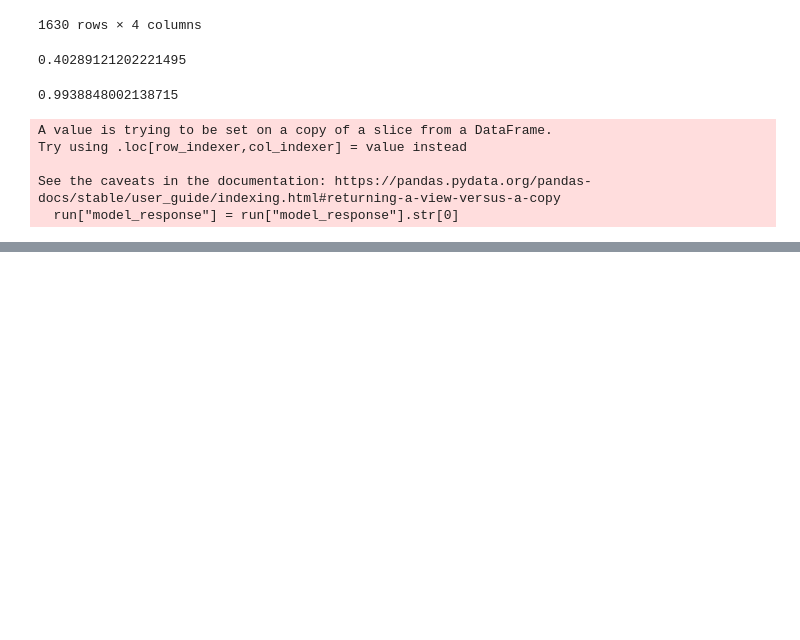
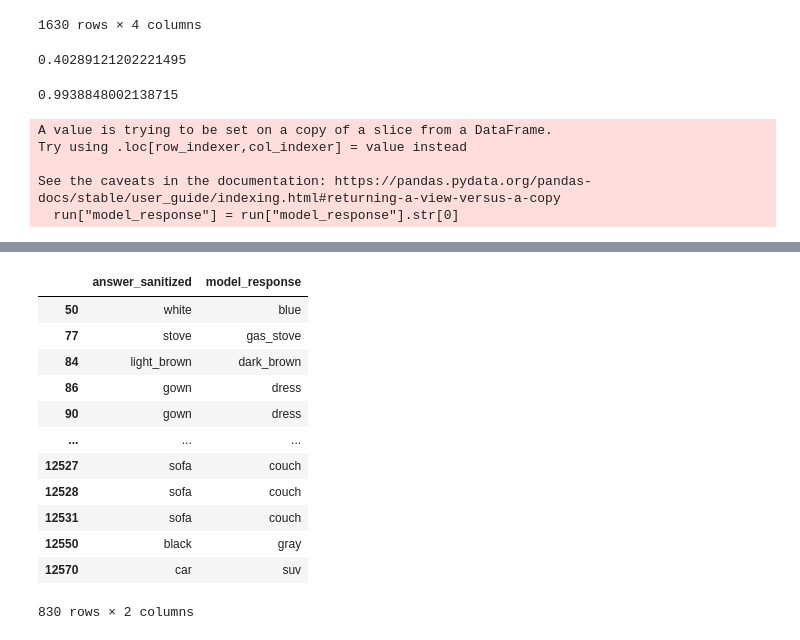
Before and after one commit to winnedatsch/tuw-master-thesis, a Jupyter notebook: notebooks/evaluation_results.ipynb, the cells around one changed output, grey strips where cells are left out. Saved outputs shown, nothing was run; the diff lists cells and outputs as text; code cells hidden in the pictures; blank space fills up the shorter version.

Commit message:
added evaluation of answer similarity

```diff
--- a/notebooks/evaluation_results.ipynb
+++ b/notebooks/evaluation_results.ipynb
@@ -135,0 +145,21 @@ run.to_csv("testdev_base_clipbase_owllarge.csv")
+# %%
+import sys
+import os
+sys.path.insert(0, os.path.abspath("../src"))
+sys.path.insert(0, os.path.abspath("../externals"))
+
+from pipeline.encoding import sanitize_asp
+
+def sanitize_answer(row):
+    model_response = row["model_response"]
+    answer = row["answer"]
+    if model_response == "to_the_left_of" and answer == "left":
+        return "to_the_left_of"
+    elif model_response == "to_the_right_of" and answer == "right":
+        return "to_the_right_of"
+    elif model_response == "in_front_of" and answer == "front":
+        return "in_front_of"
+    else:
+        return sanitize_asp(answer)
+
+run["answer_sanitized"] = run.apply(sanitize_answer, axis=1)
@@ -135,0 +172,14 @@ run.to_csv("testdev_base_clipbase_owllarge.csv")
+# %%
+run_open = run[(run["answer"] != "yes") & (run["answer"] != "no")]
+# %%
+from sentence_transformers import SentenceTransformer, util
+st_model = SentenceTransformer('sentence-transformers/all-mpnet-base-v2')
+# %%
+def semantic_similarity(row):
+    if row["model_response"] == "UNSAT":
+        return 0.0
+    else:
+        encodings = st_model.encode([row["answer_sanitized"], row["model_response"]], convert_to_tensor=True)
+        return util.cos_sim(encodings[0], encodings[1])[0,0].item()
+
+run_open["answer_similarity"] = run_open.apply(semantic_similarity, axis=1)
@@ -135,0 +212,16 @@ run.to_csv("testdev_base_clipbase_owllarge.csv")
+# %%
+run_open[(run_open["answer_similarity"] > 0.60) & (run_open["answer_similarity"] < 0.99) & ~(run_open["is_antonym"])][["answer_sanitized", "model_response"]]
+# %% [output]
+|  | answer_sanitized | model_response |
+| 50 | white | blue |
+| 77 | stove | gas_stove |
+| 84 | light_brown | dark_brown |
+| 86 | gown | dress |
+| 90 | gown | dress |
+| ... | ... | ... |
+| 12527 | sofa | couch |
+| 12528 | sofa | couch |
+| 12531 | sofa | couch |
+| 12550 | black | gray |
+| 12570 | car | suv |
+830 rows × 2 columns
```
Also changed, not shown: parts of 10 cells of this notebook, 5 other files.
